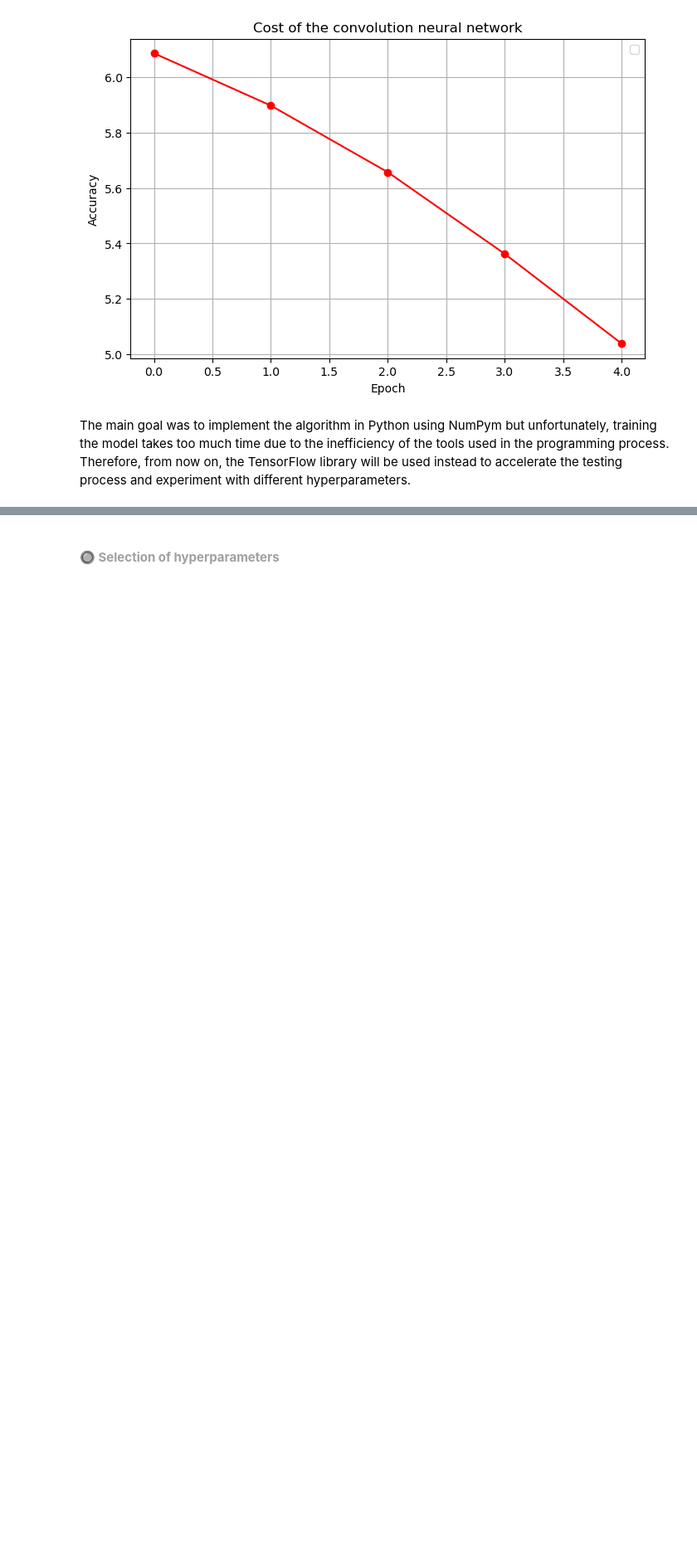
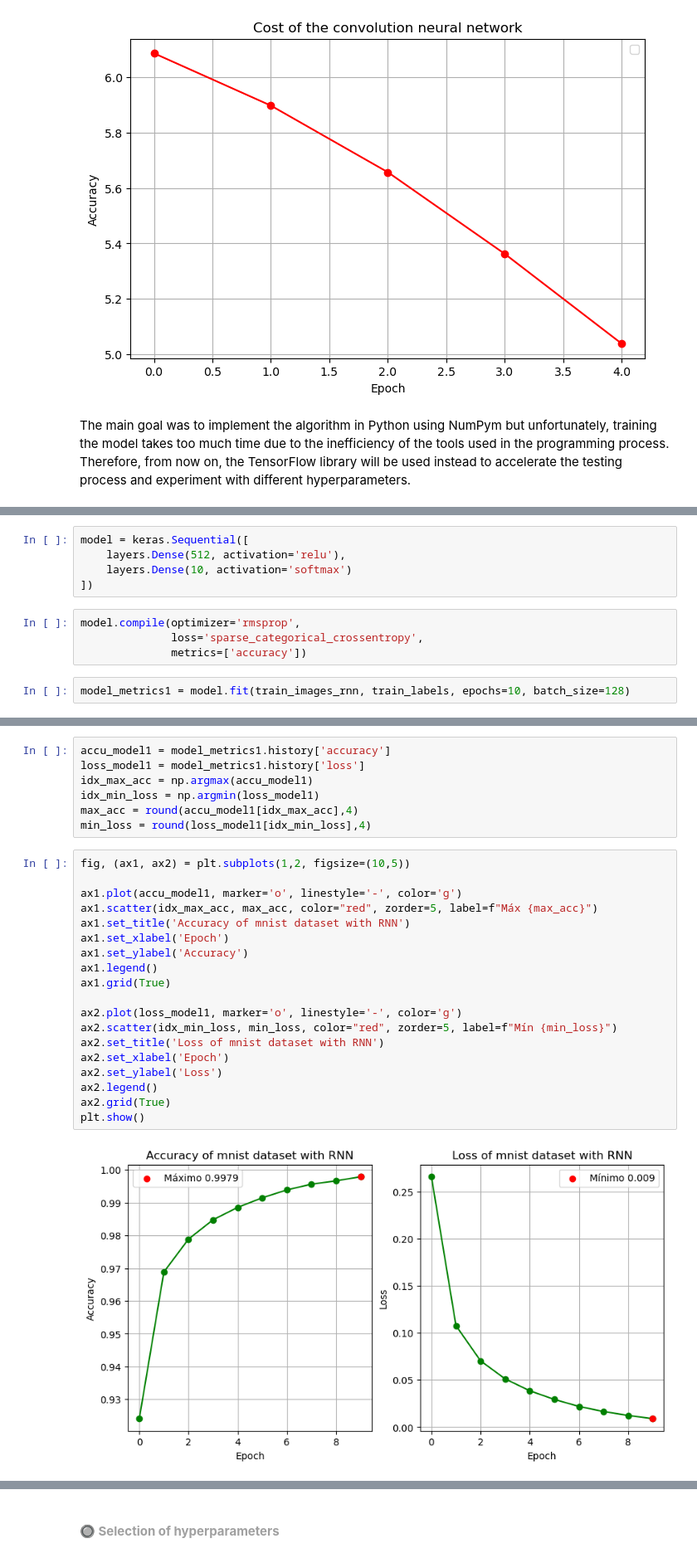
Before and after one commit to Miguel9Angel/Convolutional-Neural-Network, a Jupyter notebook: notebooks/testing_models.ipynb, the cells around one changed output, grey strips where cells are left out. Shown at 83% size. Cells and saved outputs as stored; diff of their text form; blank space fills up the shorter version.

```diff
--- a/notebooks/testing_models.ipynb
+++ b/notebooks/testing_models.ipynb
@@ -109,0 +116,11 @@ The main goal was to implement the algorithm in Python using NumPym but unfortun
+# %%
+model = keras.Sequential([
+    layers.Dense(512, activation='relu'),
+    layers.Dense(10, activation='softmax')
+])
+# %%
+model.compile(optimizer='rmsprop',
+              loss='sparse_categorical_crossentropy',
+              metrics=['accuracy'])
+# %%
+model_metrics1 = model.fit(train_images_rnn, train_labels, epochs=10, batch_size=128)
@@ -110,3 +148,31 @@ The main goal was to implement the algorithm in Python using NumPym but unfortun
+# %%
+accu_model1 = model_metrics1.history['accuracy']
+loss_model1 = model_metrics1.history['loss']
+idx_max_acc = np.argmax(accu_model1)
+idx_min_loss = np.argmin(loss_model1)
+max_acc = round(accu_model1[idx_max_acc],4)
+min_loss = round(loss_model1[idx_min_loss],4)
+# %%
+fig, (ax1, ax2) = plt.subplots(1,2, figsize=(10,5))
+
+ax1.plot(accu_model1, marker='o', linestyle='-', color='g')
+ax1.scatter(idx_max_acc, max_acc, color="red", zorder=5, label=f"Máx {max_acc}")
+ax1.set_title('Accuracy of mnist dataset with RNN')
+ax1.set_xlabel('Epoch')
+ax1.set_ylabel('Accuracy')
+ax1.legend()
+ax1.grid(True)
+
+ax2.plot(loss_model1, marker='o', linestyle='-', color='g')
+ax2.scatter(idx_min_loss, min_loss, color="red", zorder=5, label=f"Mín {min_loss}")
+ax2.set_title('Loss of mnist dataset with RNN')
+ax2.set_xlabel('Epoch')
+ax2.set_ylabel('Loss')
+ax2.legend()
+ax2.grid(True)
+plt.show()
+# %% [output]
+[figure, added]
 # %%
 from tensorflow import keras
 from tensorflow.keras import layers
```
Also changed, not shown: parts of 7 cells of this notebook.
